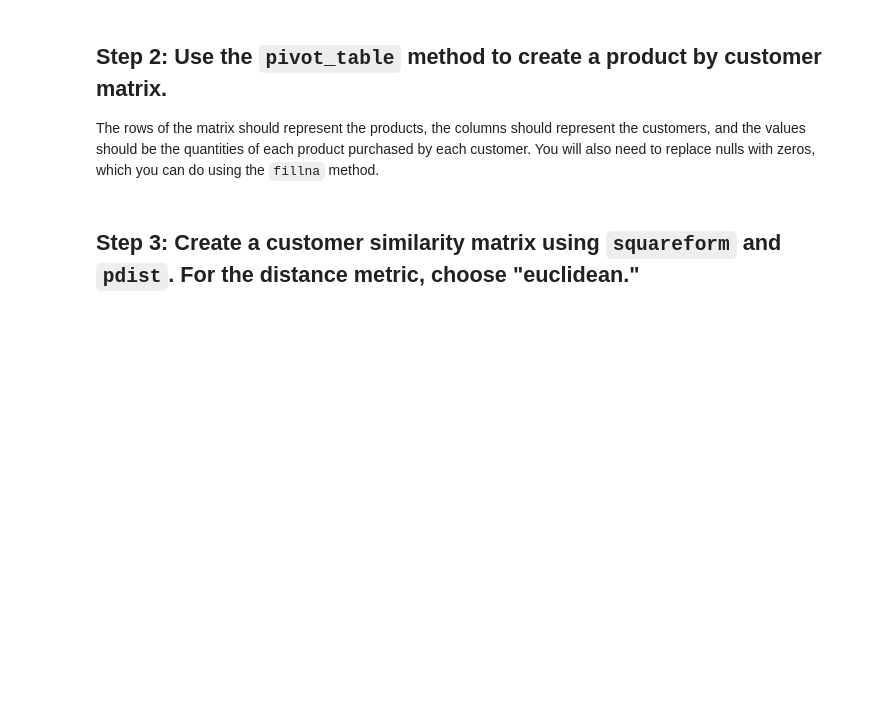
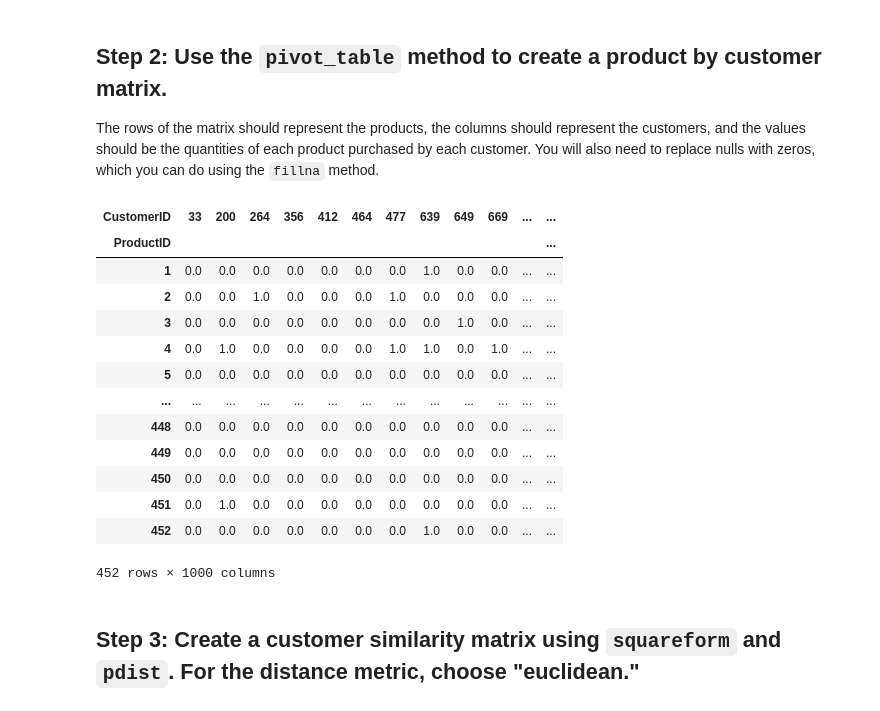
Before and after one commit to yuvtorres/datamad0320, a Jupyter notebook: module-2/lab-intro-recommender-systems/your-code/main.ipynb, the cells around one changed output. Cells and saved outputs as stored; diff of their text form; code cells hidden in the pictures; blank space fills up the shorter version.

```diff
--- a/module-2/lab-intro-recommender-systems/your-code/main.ipynb
+++ b/module-2/lab-intro-recommender-systems/your-code/main.ipynb
@@ -49,2 +47,22 @@ cus_m=pd.pivot_table(df,values='Qantity')
+# %%
+import numpy as np
+cus_m=pd.pivot_table(df,values='Quantity',index=['ProductID'],columns=['CustomerID'],aggfunc=np.sum)
+cus_m=cus_m.fillna(0)
+cus_m
+# %% [output]
+| CustomerID | 33 | 200 | 264 | 356 | 412 | 464 | 477 | 639 | 649 | 669 | ... | ... |
+| ProductID |  |  |  |  |  |  |  |  |  |  |  | ... |
+| 1 | 0.0 | 0.0 | 0.0 | 0.0 | 0.0 | 0.0 | 0.0 | 1.0 | 0.0 | 0.0 | ... | ... |
+| 2 | 0.0 | 0.0 | 1.0 | 0.0 | 0.0 | 0.0 | 1.0 | 0.0 | 0.0 | 0.0 | ... | ... |
+| 3 | 0.0 | 0.0 | 0.0 | 0.0 | 0.0 | 0.0 | 0.0 | 0.0 | 1.0 | 0.0 | ... | ... |
+| 4 | 0.0 | 1.0 | 0.0 | 0.0 | 0.0 | 0.0 | 1.0 | 1.0 | 0.0 | 1.0 | ... | ... |
+| 5 | 0.0 | 0.0 | 0.0 | 0.0 | 0.0 | 0.0 | 0.0 | 0.0 | 0.0 | 0.0 | ... | ... |
+| ... | ... | ... | ... | ... | ... | ... | ... | ... | ... | ... | ... | ... |
+| 448 | 0.0 | 0.0 | 0.0 | 0.0 | 0.0 | 0.0 | 0.0 | 0.0 | 0.0 | 0.0 | ... | ... |
+| 449 | 0.0 | 0.0 | 0.0 | 0.0 | 0.0 | 0.0 | 0.0 | 0.0 | 0.0 | 0.0 | ... | ... |
+| 450 | 0.0 | 0.0 | 0.0 | 0.0 | 0.0 | 0.0 | 0.0 | 0.0 | 0.0 | 0.0 | ... | ... |
+| 451 | 0.0 | 1.0 | 0.0 | 0.0 | 0.0 | 0.0 | 0.0 | 0.0 | 0.0 | 0.0 | ... | ... |
+| 452 | 0.0 | 0.0 | 0.0 | 0.0 | 0.0 | 0.0 | 0.0 | 1.0 | 0.0 | 0.0 | ... | ... |
+452 rows × 1000 columns
 # %% [markdown]
 ## Step 3: Create a customer similarity matrix using `squareform` and `pdist`. For the distance metric, choose "euclidean."
```
Also changed, not shown: parts of 11 cells of this notebook.
